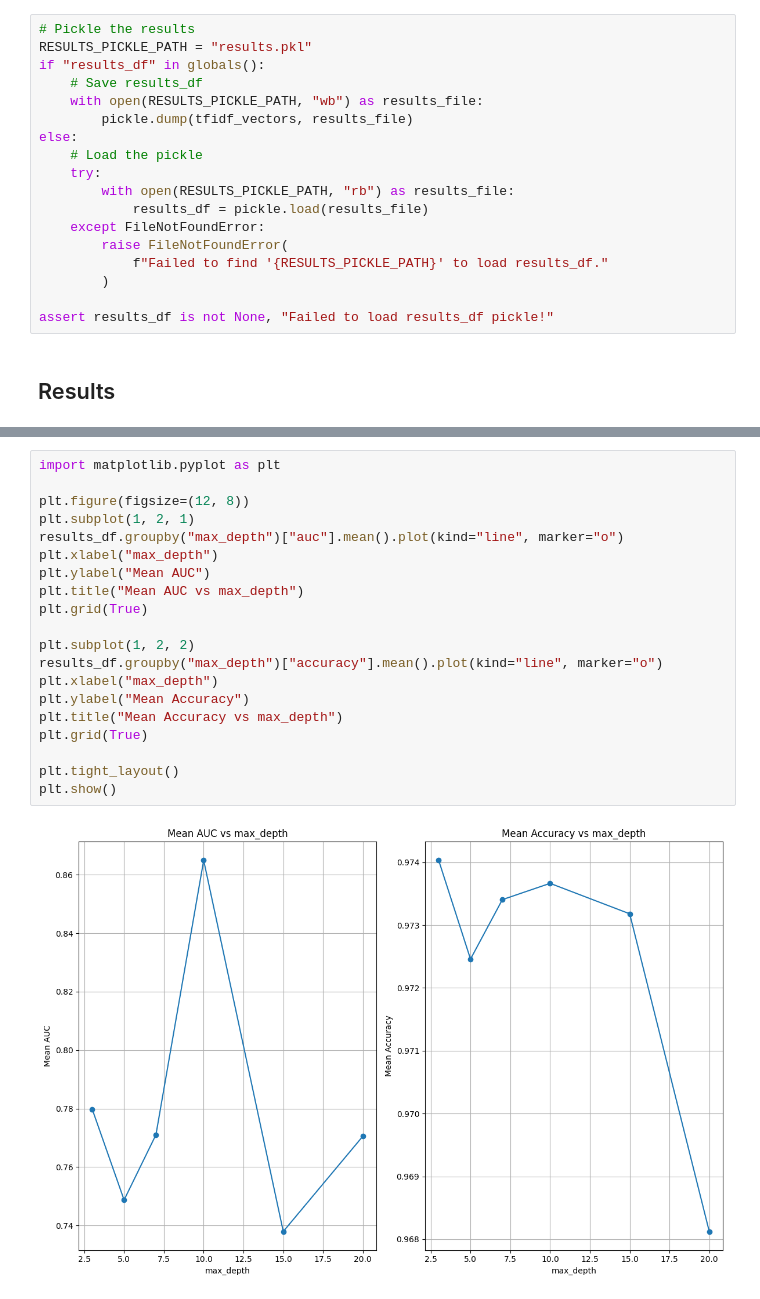
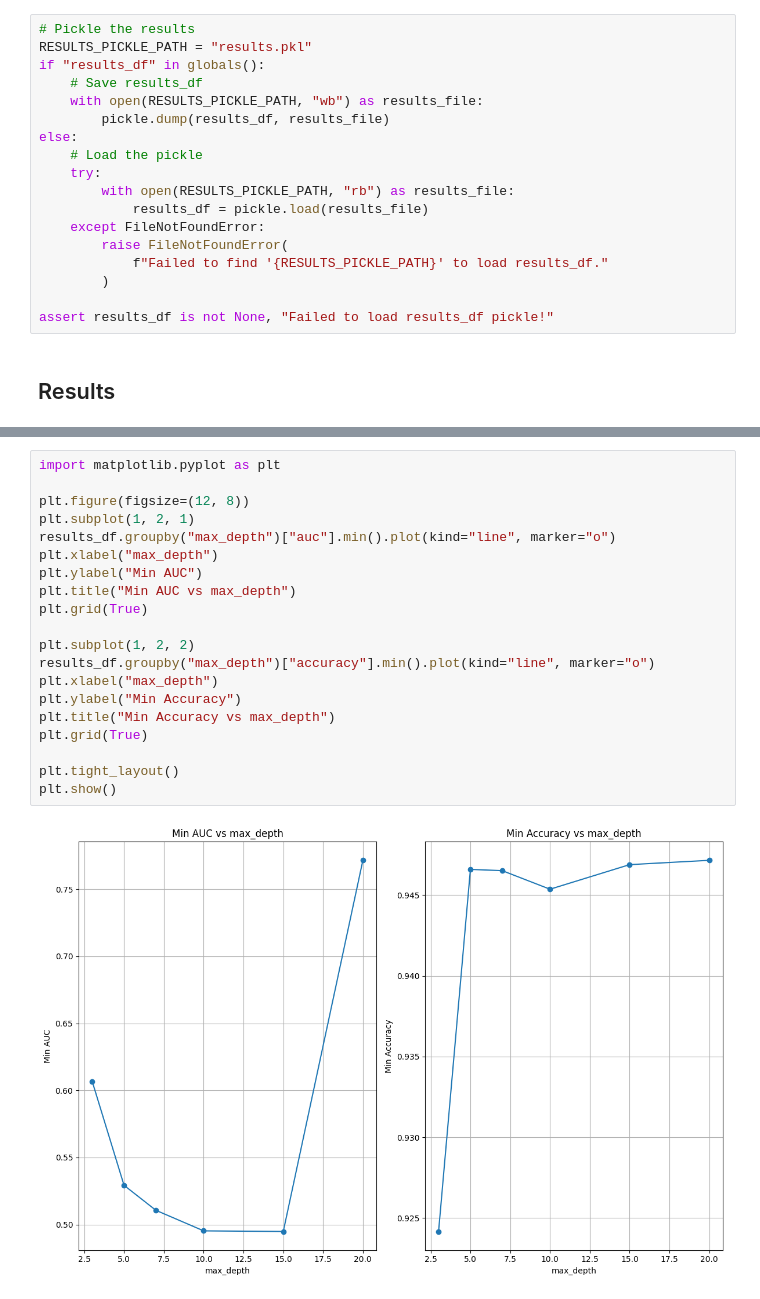
Before and after one commit to AlexanderBeck0/CS539-Final-Project, a Jupyter notebook: song_popularity.ipynb, the cells around one changed output, grey strips where cells are left out. Drawn from its saved outputs; the diff is of its cells as text.

```diff
--- a/song_popularity.ipynb
+++ b/song_popularity.ipynb
@@ -408,7 +408,7 @@ RESULTS_PICKLE_PATH = "results.pkl"
 if "results_df" in globals():
     # Save results_df
     with open(RESULTS_PICKLE_PATH, "wb") as results_file:
-        pickle.dump(tfidf_vectors, results_file)
+        pickle.dump(results_df, results_file)
 else:
     # Load the pickle
     try:
@@ -480,25 +479,25 @@ plt.show()
 # %%
 import matplotlib.pyplot as plt
 
 plt.figure(figsize=(12, 8))
 plt.subplot(1, 2, 1)
-results_df.groupby("max_depth")["auc"].mean().plot(kind="line", marker="o")
+results_df.groupby("max_depth")["auc"].min().plot(kind="line", marker="o")
 plt.xlabel("max_depth")
-plt.ylabel("Mean AUC")
-plt.title("Mean AUC vs max_depth")
+plt.ylabel("Min AUC")
+plt.title("Min AUC vs max_depth")
 plt.grid(True)
 
 plt.subplot(1, 2, 2)
-results_df.groupby("max_depth")["accuracy"].mean().plot(kind="line", marker="o")
+results_df.groupby("max_depth")["accuracy"].min().plot(kind="line", marker="o")
 plt.xlabel("max_depth")
-plt.ylabel("Mean Accuracy")
-plt.title("Mean Accuracy vs max_depth")
+plt.ylabel("Min Accuracy")
+plt.title("Min Accuracy vs max_depth")
 plt.grid(True)
 
 plt.tight_layout()
 plt.show()
 # %% [output]
-[figure, old version]
+[figure, new version]
 # %%
 plt.figure(figsize=(12, 8))
 plt.subplot(1, 2, 1)
```
Also changed, not shown: parts of 4 cells of this notebook.
